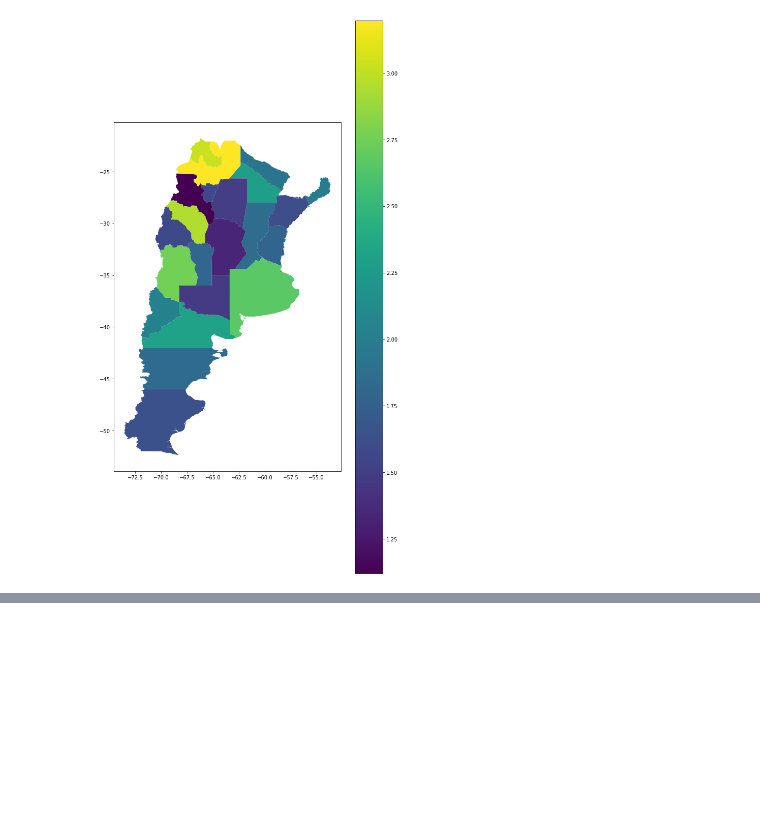
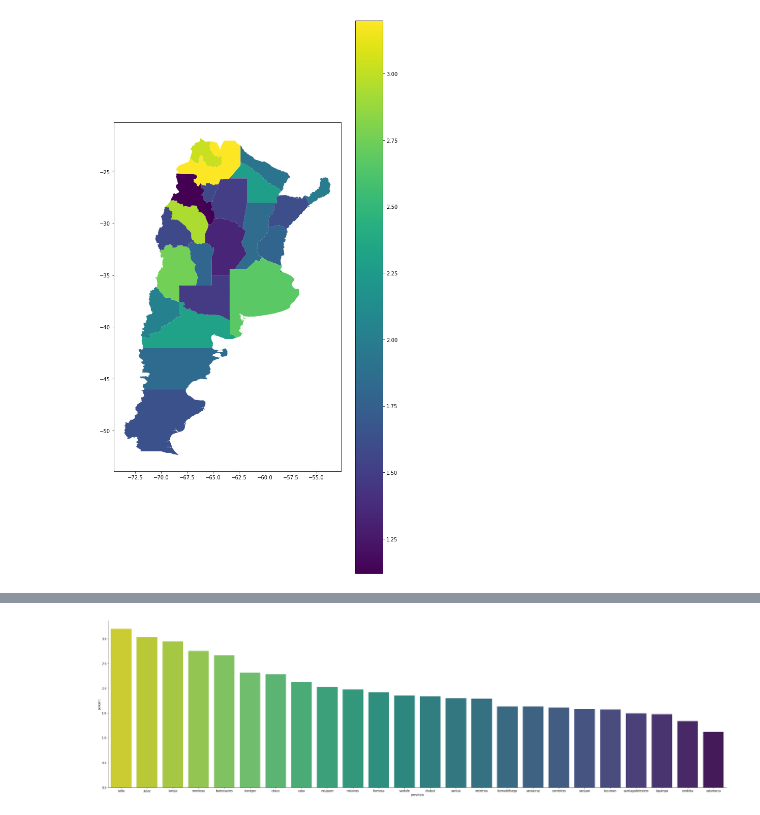
Before and after one commit to SantiCinotti/covid_19, a Jupyter notebook: covid_19.ipynb, the cells around one changed output, grey strips where cells are left out. Saved outputs shown, nothing was run; the diff lists cells and outputs as text; code cells hidden in the pictures; blank space fills up the shorter version.

Commit message:
Firs commit : Titles and porcent bar chart

```diff
--- a/covid_19.ipynb
+++ b/covid_19.ipynb
@@ -290,0 +327,9 @@ df.plot(column='porcent', ax=ax, legend=True)
+# %%
+df = df.copy()
+df = provincia.reset_index().sort_values(['porcent'], ascending=[False])
+g = sns.catplot(x='provincia', y='porcent',
+                data=df,
+                kind='bar', palette="viridis_r",
+                height=9, aspect=3.5)
+# %% [output]
+[figure, added]
```
Also changed, not shown: parts of 16 cells of this notebook.
